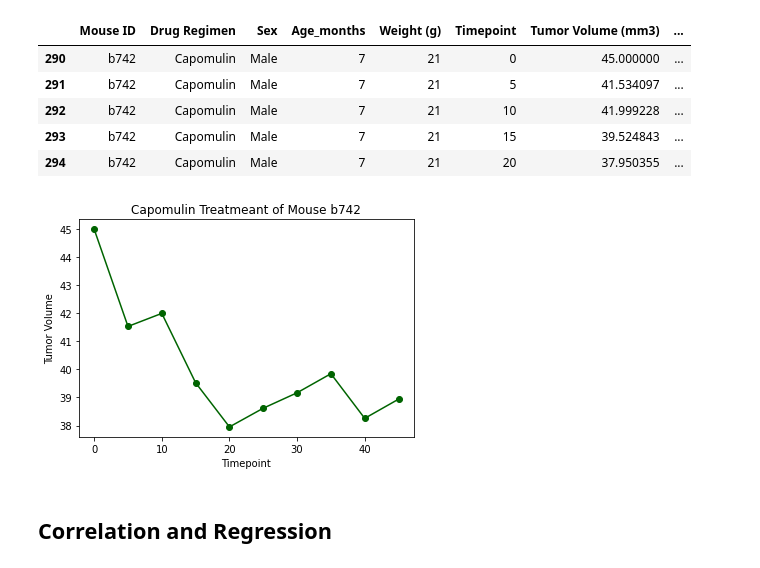
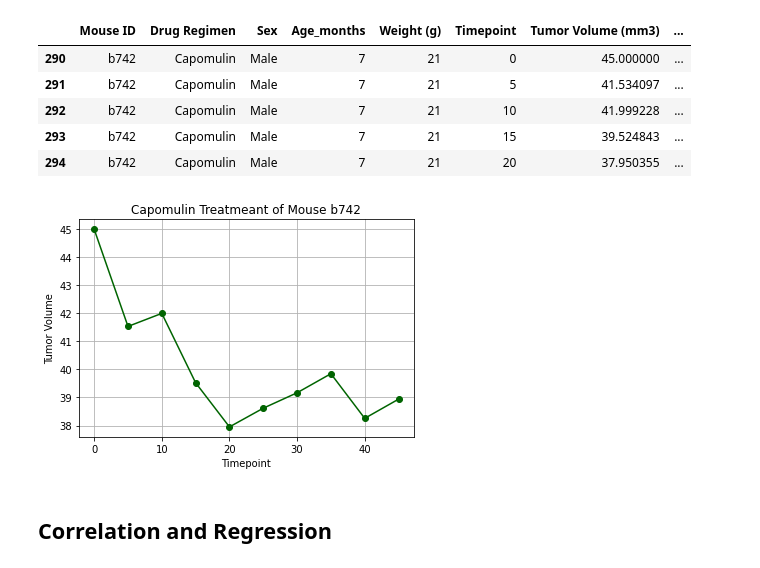
Before and after one commit to Claude-Hanfou/Pymaceuticals-Analysis, a Jupyter notebook: Pymaceuticals/Pymaceuticals_start.ipynb, the cells around one changed output. Drawn from its saved outputs; the diff is of its cells as text; code cells hidden in the pictures.

```diff
--- a/Pymaceuticals/Pymaceuticals_start.ipynb
+++ b/Pymaceuticals/Pymaceuticals_start.ipynb
@@ -411,14 +411,15 @@ mouse_cap.head()
 # %%
 #Use the mouse ID to plot the line chart
 x_axis = mouse_cap["Timepoint"]
 y_axis = mouse_cap["Tumor Volume (mm3)"]
 plt.plot(x_axis, y_axis, marker ='o', color='darkgreen')
 plt.title('Capomulin Treatmeant of Mouse b742')
 plt.xlabel("Timepoint")
 plt.ylabel("Tumor Volume")
+plt.grid()
 plt.show()
 # %% [output]
-[figure, old version]
+[figure, new version]
 # %%
 # Generate a scatter plot of average tumor volume vs. mouse weight for the Capomulin regimen
 # %% [markdown]
```
